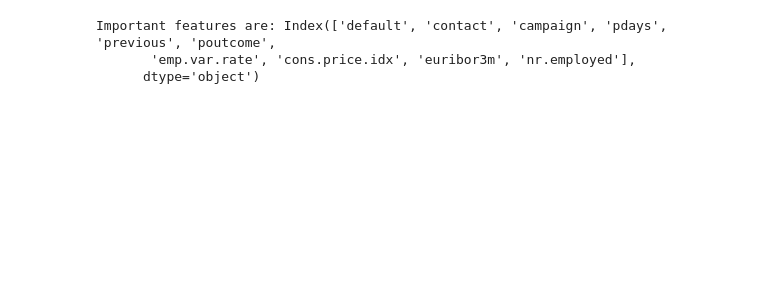
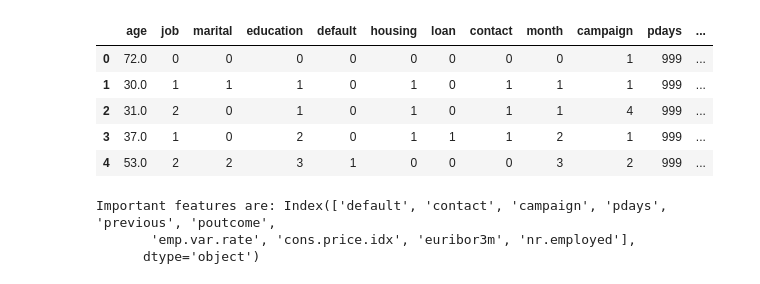
Before and after one commit to Pscmar/DataMining-proj, a Jupyter notebook: Task-1/model.ipynb, the cells around one changed output. Cells and saved outputs as stored; diff of their text form; code cells hidden in the pictures; blank space fills up the shorter version.

```diff
--- a/Task-1/model.ipynb
+++ b/Task-1/model.ipynb
@@ -26 +37,10 @@ df_norm_pred = pd.read_csv('normalized_test.csv')
+# %%
+df_norm.head()
+# %% [output]
+|  | age | job | marital | education | default | housing | loan | contact | month | campaign | pdays | ... |
+| 0 | 72.0 | 0 | 0 | 0 | 0 | 0 | 0 | 0 | 0 | 1 | 999 | ... |
+| 1 | 30.0 | 1 | 1 | 1 | 0 | 1 | 0 | 1 | 1 | 1 | 999 | ... |
+| 2 | 31.0 | 2 | 0 | 1 | 0 | 1 | 0 | 1 | 1 | 4 | 999 | ... |
+| 3 | 37.0 | 1 | 0 | 2 | 0 | 1 | 1 | 1 | 2 | 1 | 999 | ... |
+| 4 | 53.0 | 2 | 2 | 3 | 1 | 0 | 0 | 0 | 3 | 2 | 999 | ... |
 # %%
```
Also changed, not shown: parts of 52 cells of this notebook, 1 other file.
